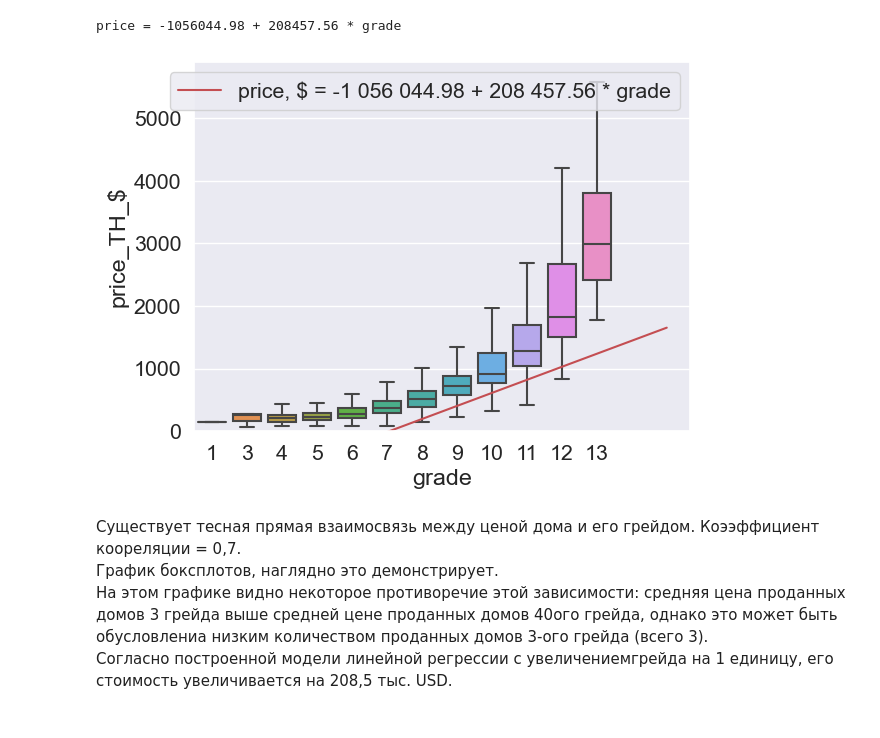
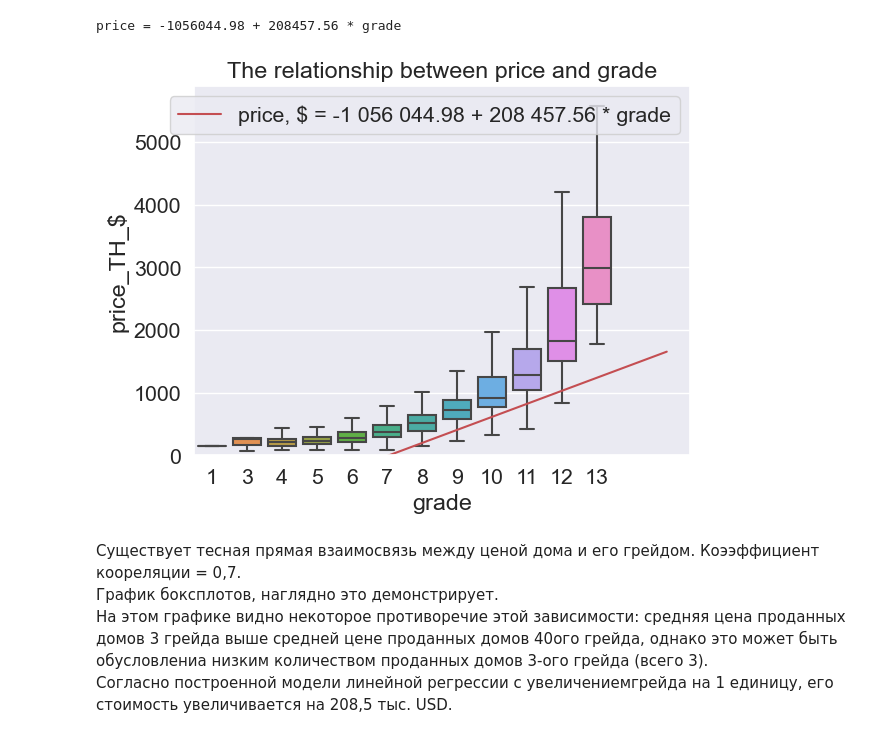
Before and after one commit to NadezhdaGruzdeva/Python-for-analysts, a Jupyter notebook: HW4.ipynb, the cells around one changed output. Cells and saved outputs as stored; diff of their text form; code cells hidden in the pictures.

```diff
--- a/HW4.ipynb
+++ b/HW4.ipynb
@@ -563,15 +565,16 @@ price = -1056044.98 + 208457.56 * grade
 # %%
 sns.boxplot(x=df['grade'], y=df['price_TH_$'], showfliers = False)
 
 x1 = np.arange(14)
 y1 = (-1056044.98 + 208457.56 * x1) / 1000
 sns.lineplot(x = x1, y = y1, color = 'r', label='price, $ = -1 056 044.98 + 208 457.56 * grade')
 plt.legend()
 
 ax = plt.gca() # чтобы настроить оси
-ax.set_ylim(ymin = 0);
+ax.set_ylim(ymin = 0)
+plt.title('The relationship between price and grade');
 # %% [output]
-[figure, old version]
+[figure, new version]
 # %% [markdown]
 Существует тесная прямая взаимосвязь между ценой дома и его грейдом. Коээффициент коореляции = 0,7.
 График боксплотов, наглядно это демонстрирует.
```
Also changed, not shown: parts of 29 cells of this notebook.
